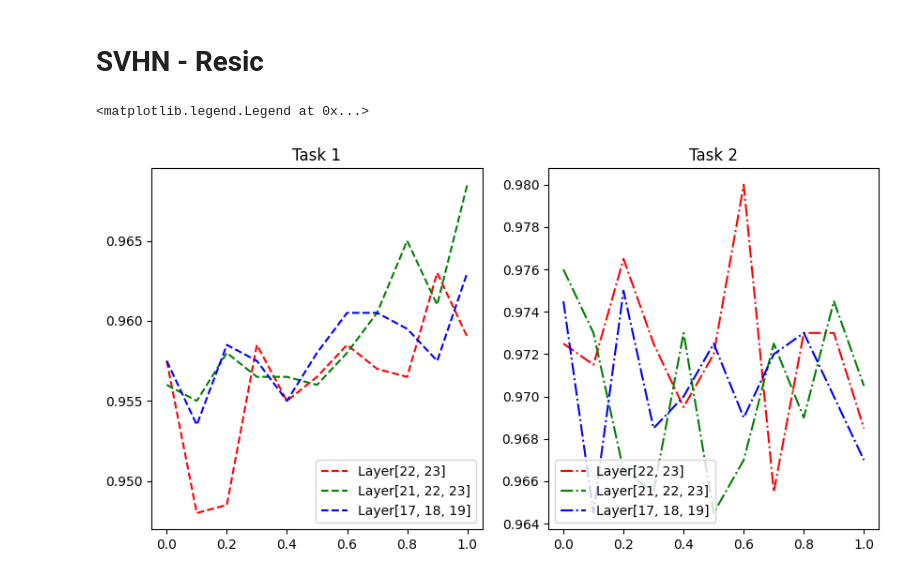
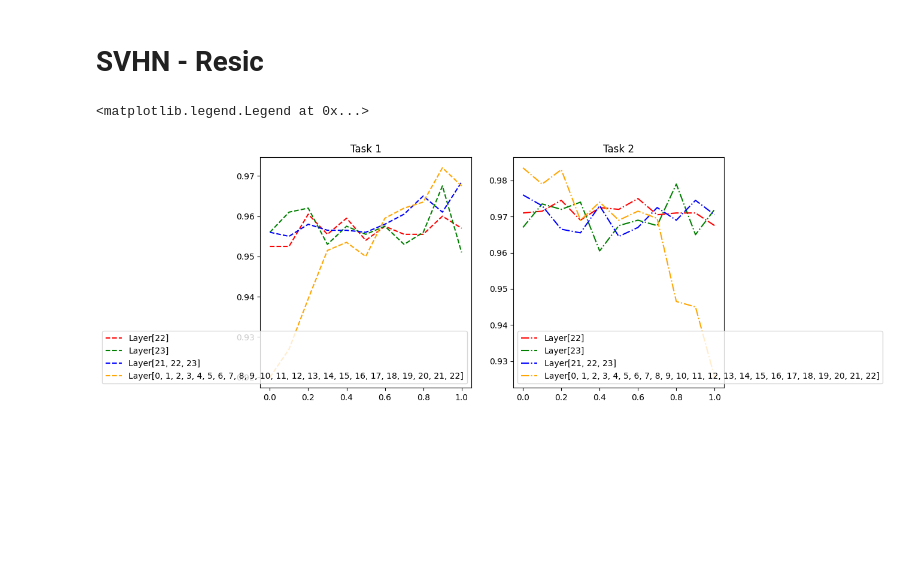
Before and after one commit to dennis-grinwald/task_vectors, a Jupyter notebook: analysis/accs.ipynb, the cells around one changed output. Saved outputs shown, nothing was run; the diff lists cells and outputs as text; code cells hidden in the pictures; blank space fills up the shorter version.

```diff
--- a/analysis/accs.ipynb
+++ b/analysis/accs.ipynb
@@ -6,33 +6,32 @@ import matplotlib.pyplot as plt
 # %%
 fig, ax = plt.subplots(1, 2, figsize=(10, 5))
 colors = ['red', 'green', 'blue', 'orange', 'purple', 'pink', 'brown', 'gray', 'cyan']
-# for i, j in enumerate([list(range(23)),[1,2,3],[21,22,23], [1,2], [11,12,13], [17,18,19]]):
-for i, j in enumerate([[22,23],[21,22,23], [17,18,19]]):
+for i, j in enumerate([ [ 22 ] , [ 23 ] , [21,22,23] , list(range(23)) ] ):
     if j == list(range(23)):
         path = '../results/accs_simplex_in_layers_all.npy'
     else:
         path = f'../results/accs_simplex_in_layers_{"_".join(map(str, j))}.npy'
     test_acc_dict = np.load(
         path,
         allow_pickle=True
     ).item()
     cleaned_keys = [float(key) for key in test_acc_dict.keys()]
     ax[0].plot(
         cleaned_keys,
         np.array(list(test_acc_dict.values()))[:,0], linestyle='--', color=colors[i], label=f'Layer{j}'
     )
     ax[1].plot(
         cleaned_keys,
         np.array(list(test_acc_dict.values()))[:,1], linestyle='-.', color=colors[i], label=f'Layer{j}'
     )
 ax[0].set_title('Task 1')
 ax[1].set_title('Task 2')
 ax[0].legend(
     loc='lower right'
 )
 ax[1].legend(
     loc='lower left'
 )
 # %% [output]
 <matplotlib.legend.Legend at 0x...>
-[figure, old version]
+[figure, new version]
```
Also changed, not shown: 11 other files.
